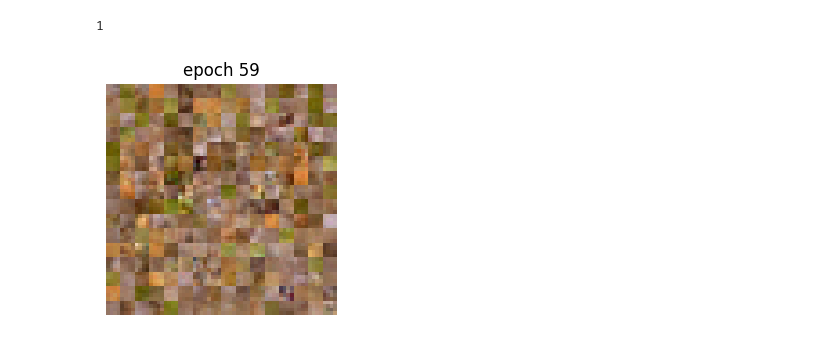
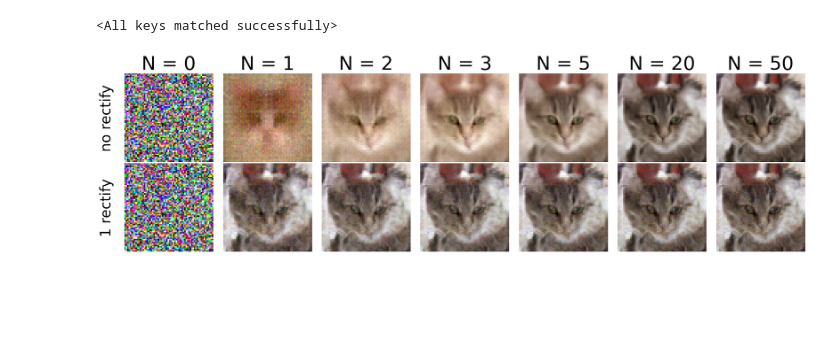
Before and after one commit to giodegeronimo/ece595-term-paper, a Jupyter notebook: experiments/navit_rf/bleh2.ipynb, the cells around one changed output. Drawn from its saved outputs; the diff is of its cells as text; code cells hidden in the pictures; blank space fills up the shorter version.

```diff
--- a/experiments/navit_rf/bleh2.ipynb
+++ b/experiments/navit_rf/bleh2.ipynb
@@ -95,24 +37,0 @@ Clipping input data to the valid range for imshow with RGB data ([0..1] for floa
-# %%
-len(ds)
-# %% [output]
-1
-# %%
-pred = sample_rectified_flow(
-    model,
-    n=1,
-    device=device,
-    img_size=64,
-    steps=300,
-    noise_std=NOISE_STD,
-)
-
-y = pred.squeeze().permute(1, 2, 0).detach().cpu()
-import matplotlib.pyplot as plt
-
-plt.figure(figsize=(3, 3))
-plt.imshow(y)
-plt.title(f"epoch {epoch+1}")
-plt.axis('off')
-plt.show()
-# %% [output]
-[figure, removed]
@@ -118,0 +127,40 @@ plt.show()
+# %%
+import navit_rf as nrf
+
+model_no_rect = nrf.ViTVelocity(
+    patch=4,
+    in_ch=3,
+    d_model=512,
+    depth=8,
+    n_head=8,
+    mlp_ratio=4.0,
+)
+model_no_rect.load_state_dict(torch.load('model_2.pth', map_location='mps'))
+
+model_one_rect = nrf.ViTVelocity(
+    patch=4,
+    in_ch=3,
+    d_model=512,
+    depth=8,
+    n_head=8,
+    mlp_ratio=4.0,
+)
+model_one_rect.load_state_dict(torch.load('model_2_rect1.pth', map_location='mps'))
+# %% [output]
+<All keys matched successfully>
+# %%
+fig = compare_models_over_steps(
+    model_no_rect,
+    model_one_rect,
+    [0, 1, 2, 3, 5, 20, 50],
+    device='mps',
+    img_size=64,
+    noise_std=1.0,
+    solver="euler",
+    row_labels=("no rectify", "1 rectify"),
+    seed=69,
+    title_font=40,
+    row_font=30
+)
+# %% [output]
+[figure, added]
```
Also changed, not shown: parts of 8 cells of this notebook, 24 other files.
